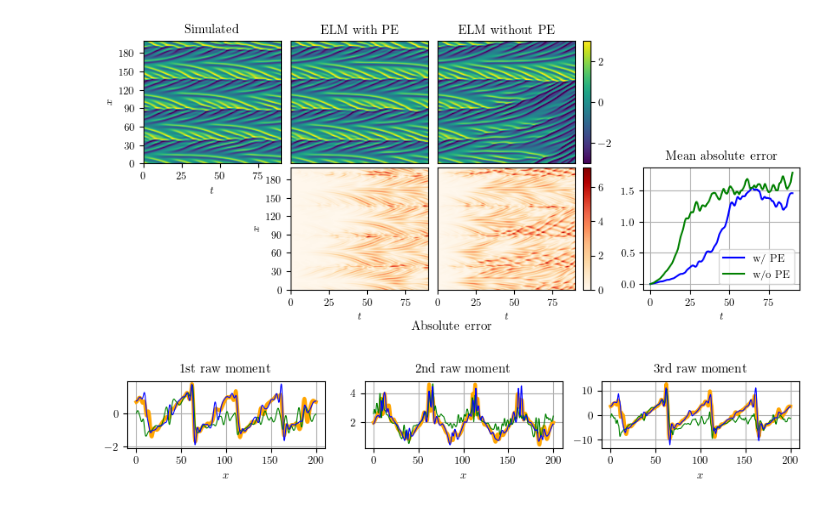
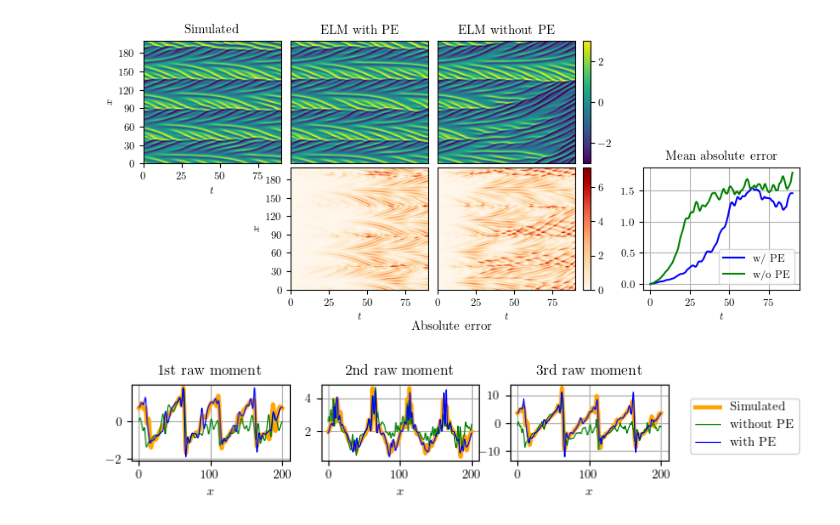
Before and after one commit to graps1/ELM-PDEs, a Jupyter notebook: ks1d/ks1d_inhomogeneous.ipynb, the cells around one changed output. Drawn from its saved outputs; the diff is of its cells as text; code cells hidden in the pictures.

Commit message:
legend

```diff
--- a/ks1d/ks1d_inhomogeneous.ipynb
+++ b/ks1d/ks1d_inhomogeneous.ipynb
@@ -112,27 +112,28 @@ plt.show()
 # %%
 x = torch.linspace(0,L,N)
 t = torch.linspace(0,dt*M,M)
 
-fig, ax = plt.subplots(1,3,figsize=(10,1))
+fig, ax = plt.subplots(1,3,figsize=(7,1))
 ax[0].set_title(f"1st raw moment")
 ax[1].set_title(f"2nd raw moment")
 ax[2].set_title(f"3rd raw moment")
 for k in range(3):
-    ax[k].plot(x, denormalize(D_test).pow(k+1).mean(dim=0),linewidth=3,color="orange")
-    ax[k].plot(x, V_preds[1].pow(k+1).mean(dim=0),linewidth=0.8,color="green")
-    ax[k].plot(x, V_preds[0].pow(k+1).mean(dim=0),linewidth=0.8,color="blue")
+    ax[k].plot(x, denormalize(D_test).pow(k+1).mean(dim=0),linewidth=3,color="orange",label="Simulated")
+    ax[k].plot(x, V_preds[1].pow(k+1).mean(dim=0),linewidth=0.8,color="green",label="without PE")
+    ax[k].plot(x, V_preds[0].pow(k+1).mean(dim=0),linewidth=0.8,color="blue",label="with PE")
     ax[k].set_xlabel("$x$")
     ax[k].grid()
+ax[2].legend(bbox_to_anchor=(+1.1, 0.9))
 # err0 = (V_preds[0]-denormalize(D_test)).pow(2).mean(dim=1)
 # err0 = err0/denormalize(D_test).pow(2).mean(dim=1)
 # err1 = (V_preds[1]-denormalize(D_test)).pow(2).mean(dim=1)
 # err1 = err1/denormalize(D_test).pow(2).mean(dim=1)
 # ax[3].plot(t, err1,alpha=0.8,color="green")
 # ax[3].plot(t, err0,color="blue")
 # ax[3].set_title("Relative MSE over time")
 # ax[3].set_xlabel("$t$")
 # ax[3].grid()
 plt.savefig("plots/statistics.pdf", format="pdf", bbox_inches="tight")
 plt.show()
 # %% [output]
-[figure, old version]
+[figure, new version]
```
Also changed, not shown: 1 other file.
